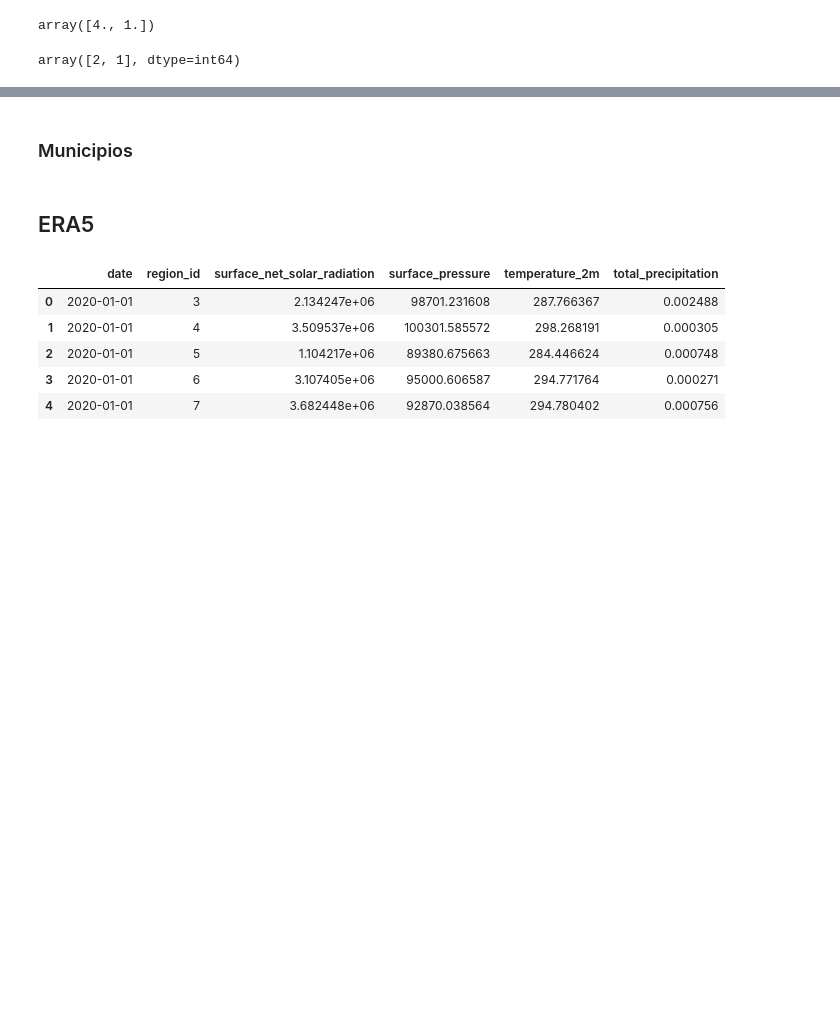
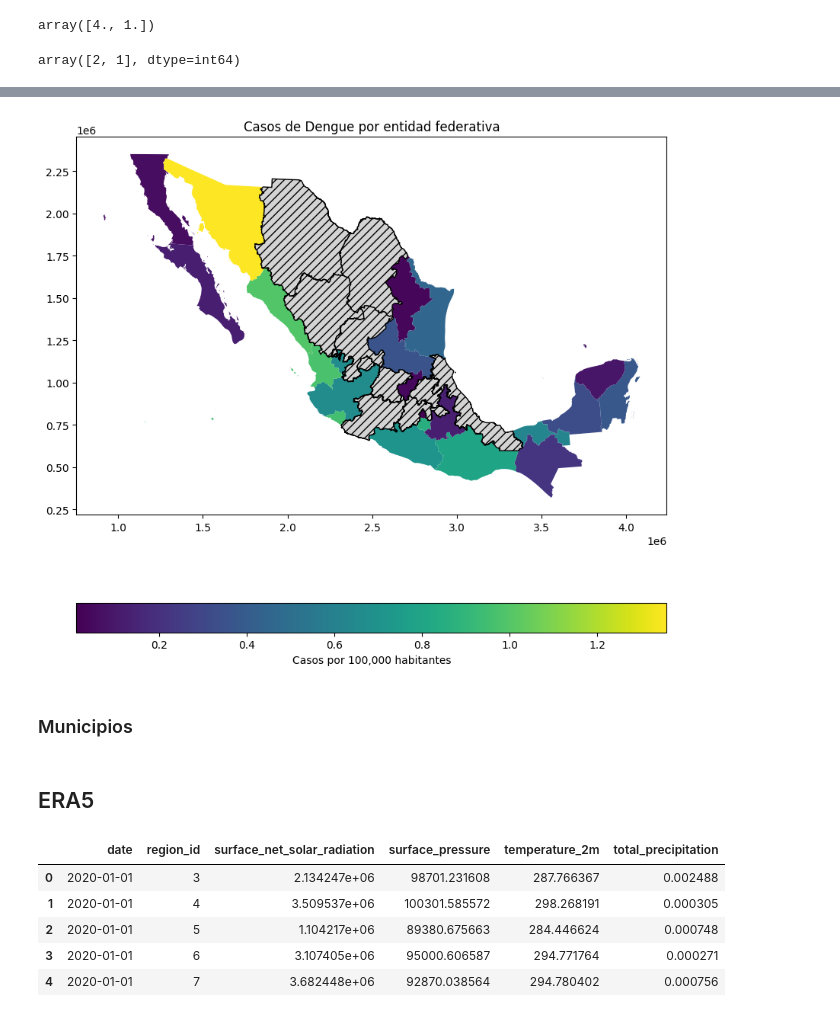
Before and after one commit to pcorner10/denguetemp2022, a Jupyter notebook: main_2023.ipynb, the cells around one changed output, grey strips where cells are left out. Cells and saved outputs as stored; diff of their text form; code cells hidden in the pictures; blank space fills up the shorter version.

```diff
--- a/main_2023.ipynb
+++ b/main_2023.ipynb
@@ -164,0 +138,9 @@ Name: ENTIDAD_RES, dtype: float64
+# %%
+mexico_ent['CVE_ENT'] = mexico_ent['CVE_ENT'].astype(int)
+mexico_ent = mexico_ent.merge(mexico_ine, on='CVE_ENT')
+# %%
+df = dengue.groupby('ENTIDAD_RES').agg({'ENTIDAD_RES': 'count'})
+df.rename(columns={'ENTIDAD_RES': 'CASOS'}, inplace=True)
+df.reset_index(inplace=True)
+df.rename(columns={'ENTIDAD_RES': 'NOMGEO'}, inplace=True)
+df.shape
@@ -164,0 +149,3 @@ Name: ENTIDAD_RES, dtype: float64
+# %%
+mexico_ent = mexico_ent.merge(df, on='NOMGEO', how='left')
+mexico_ent.head()
@@ -164,0 +159,3 @@ Name: ENTIDAD_RES, dtype: float64
+# %%
+mexico_ent['DENSIDAD'] = mexico_ent['CASOS'] / mexico_ent['POBTOT'] * 100000
+mexico_ent
@@ -165,3 +200,18 @@ Name: ENTIDAD_RES, dtype: float64
+# %%
+fig, ax = plt.subplots(1, 1, figsize=(10, 10))
+
+mexico_ent.plot(
+  column='DENSIDAD',
+  ax=ax,
+  legend=True,
+  legend_kwds={'label': "Casos por 100,000 habitantes", 'orientation': "horizontal"},
+  missing_kwds={"color": "lightgrey", "edgecolor": "black", "hatch": "///", "label": "Missing values"}
+  )
+
+plt.title('Casos de Dengue por entidad federativa')
+plt.show()
+# %% [output]
+[figure, added]
 # %% [markdown]
 ### Municipios
 # %% [markdown]
```
Also changed, not shown: parts of 10 cells of this notebook, 6 other files.
